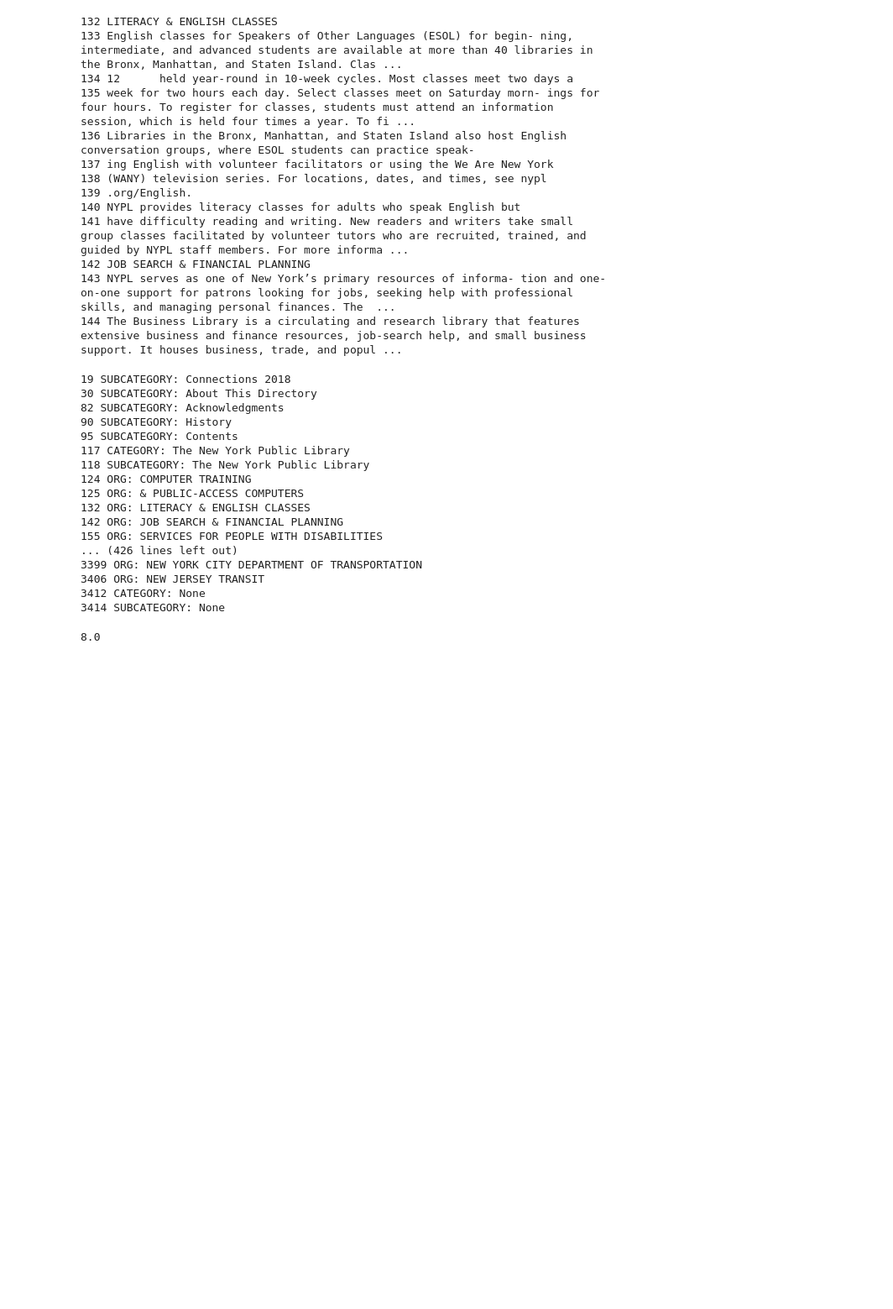
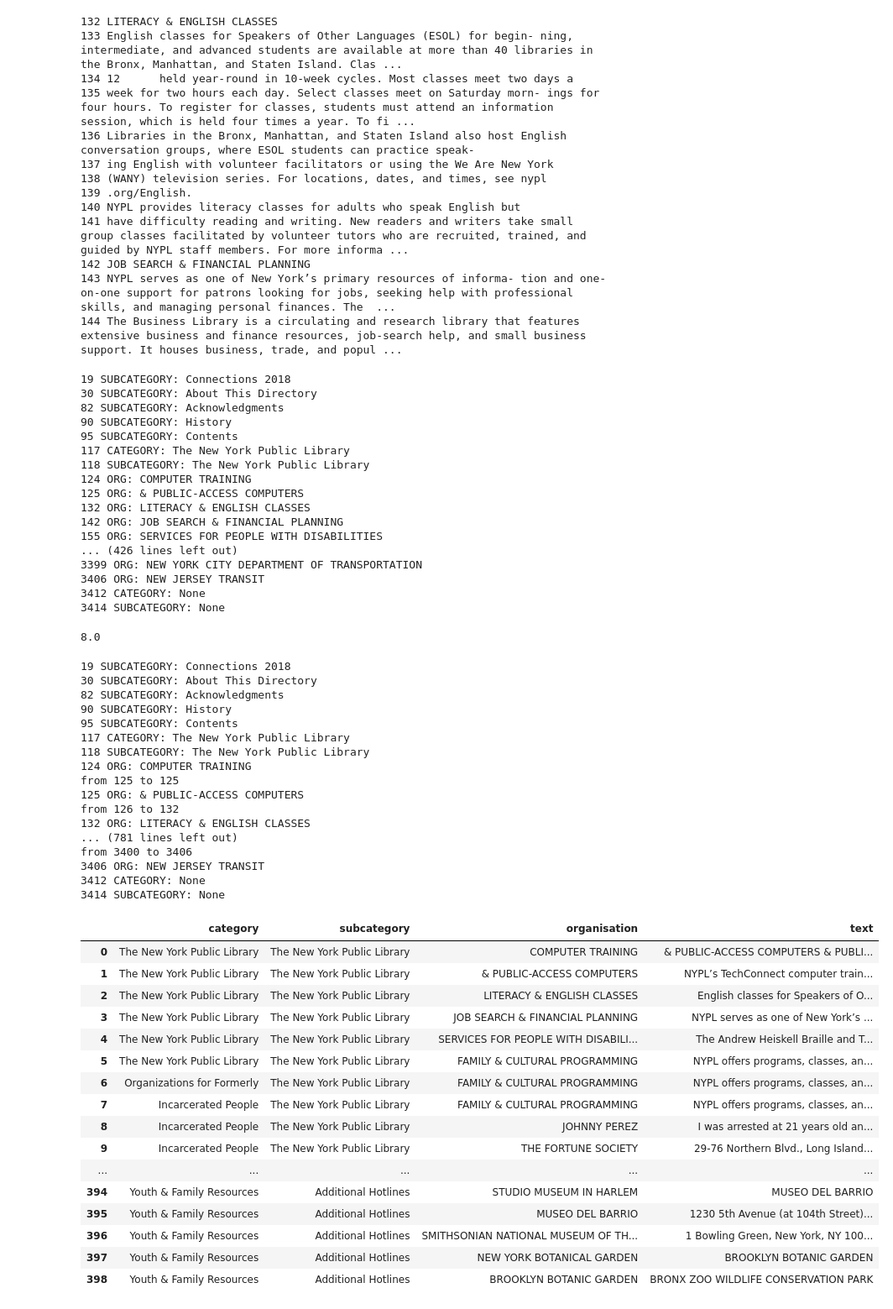
Before and after one commit to streetlives/streetscrape, a Jupyter notebook: streetscrape.ipynb, the cells around one changed output. Shown: that part at 84% size. Saved outputs shown, nothing was run; the diff lists cells and outputs as text; code cells hidden in the pictures; blank space fills up the shorter version.

```diff
--- a/streetscrape.ipynb
+++ b/streetscrape.ipynb
@@ -123,20 +123,84 @@ ws['A174'].font.sz
 8.0
 # %%
 # Scrape dataset
-df = pd.DataFrame([], columns=['category', 'subcategory', 'organisation', 'text'])
+
+def get_org_description(ws, orgstart, orgend):
+    #description = [' '.join([ws['A'+str(j)].value for j in [orgstart+1,orgend]])]
+    description = ''
+    for j in [orgstart+1,orgend]:
+        cell = ws['A'+str(j)]
+        if cell.data_type != 'n':
+            description += ' ' + cell.value
+    return description
 
 orgstart = -1
 orgend = -1
-row = []
+category = ''
+subcategory = ''
+organisation = ''
+rows = []
 for i in range(1, ws.max_row):
     cell = ws['A'+str(i)]
     if cell.font.sz == 36:
-        print('{} CATEGORY: {}'.format(i, cell.value))
+        if orgstart > -1:
+            rows += [[category, subcategory, organisation,
+                      get_org_description(ws, orgstart, i)]]
+        category = cell.value
+        print('{} CATEGORY: {}'.format(i, category))
+        continue
+
     if cell.font.sz == 18:
-        print('{} SUBCATEGORY: {}'.format(i, cell.value))
-
+        if orgstart > -1:
+            rows += [[category, subcategory, organisation,
+                      get_org_description(ws, orgstart, i)]]
+        subcategory = cell.value
+        print('{} SUBCATEGORY: {}'.format(i, subcategory))
+        continue
 
     if str(cell.value).isupper():
         if cell.value.find('–') != 0:
-            print('{} ORG: {}'.format(i, cell.value))
+            if orgstart > -1:
+                print('from {} to {}'.format(orgstart+1, i))
+                rows += [[category, subcategory, organisation,
+                          get_org_description(ws, orgstart, i)]]
+            organisation = cell.value
+            print('{} ORG: {}'.format(i, organisation))
             orgstart = i
+
+df = pd.DataFrame(rows, columns=['category', 'subcategory', 'organisation', 'text'])
+df
+# %% [output]
+19 SUBCATEGORY: Connections 2018
+30 SUBCATEGORY: About This Directory
+82 SUBCATEGORY: Acknowledgments
+90 SUBCATEGORY: History
+95 SUBCATEGORY: Contents
+117 CATEGORY: The New York Public Library
+118 SUBCATEGORY: The New York Public Library
+124 ORG: COMPUTER TRAINING
+from 125 to 125
+125 ORG: & PUBLIC-ACCESS COMPUTERS
+from 126 to 132
+132 ORG: LITERACY & ENGLISH CLASSES
+... (781 lines left out)
+from 3400 to 3406
+3406 ORG: NEW JERSEY TRANSIT
+3412 CATEGORY: None
+3414 SUBCATEGORY: None
+|  | category | subcategory | organisation | text |
+| 0 | The New York Public Library | The New York Public Library | COMPUTER TRAINING | & PUBLIC-ACCESS COMPUTERS & PUBLI... |
+| 1 | The New York Public Library | The New York Public Library | & PUBLIC-ACCESS COMPUTERS | NYPL’s TechConnect computer train... |
+| 2 | The New York Public Library | The New York Public Library | LITERACY & ENGLISH CLASSES | English classes for Speakers of O... |
+| 3 | The New York Public Library | The New York Public Library | JOB SEARCH & FINANCIAL PLANNING | NYPL serves as one of New York’s ... |
+| 4 | The New York Public Library | The New York Public Library | SERVICES FOR PEOPLE WITH DISABILI... | The Andrew Heiskell Braille and T... |
+| 5 | The New York Public Library | The New York Public Library | FAMILY & CULTURAL PROGRAMMING | NYPL offers programs, classes, an... |
+| 6 | Organizations for Formerly | The New York Public Library | FAMILY & CULTURAL PROGRAMMING | NYPL offers programs, classes, an... |
+| 7 | Incarcerated People | The New York Public Library | FAMILY & CULTURAL PROGRAMMING | NYPL offers programs, classes, an... |
+| 8 | Incarcerated People | The New York Public Library | JOHNNY PEREZ | I was arrested at 21 years old an... |
+| 9 | Incarcerated People | The New York Public Library | THE FORTUNE SOCIETY | 29-76 Northern Blvd., Long Island... |
+| ... | ... | ... | ... | ... |
+| 394 | Youth & Family Resources | Additional Hotlines | STUDIO MUSEUM IN HARLEM | MUSEO DEL BARRIO |
+| 395 | Youth & Family Resources | Additional Hotlines | MUSEO DEL BARRIO | 1230 5th Avenue (at 104th Street)... |
+| 396 | Youth & Family Resources | Additional Hotlines | SMITHSONIAN NATIONAL MUSEUM OF TH... | 1 Bowling Green, New York, NY 100... |
+| 397 | Youth & Family Resources | Additional Hotlines | NEW YORK BOTANICAL GARDEN | BROOKLYN BOTANIC GARDEN |
+| 398 | Youth & Family Resources | Additional Hotlines | BROOKLYN BOTANIC GARDEN | BRONX ZOO WILDLIFE CONSERVATION PARK |
```
Also changed, not shown: parts of 1 cell of this notebook, 4 other files.
